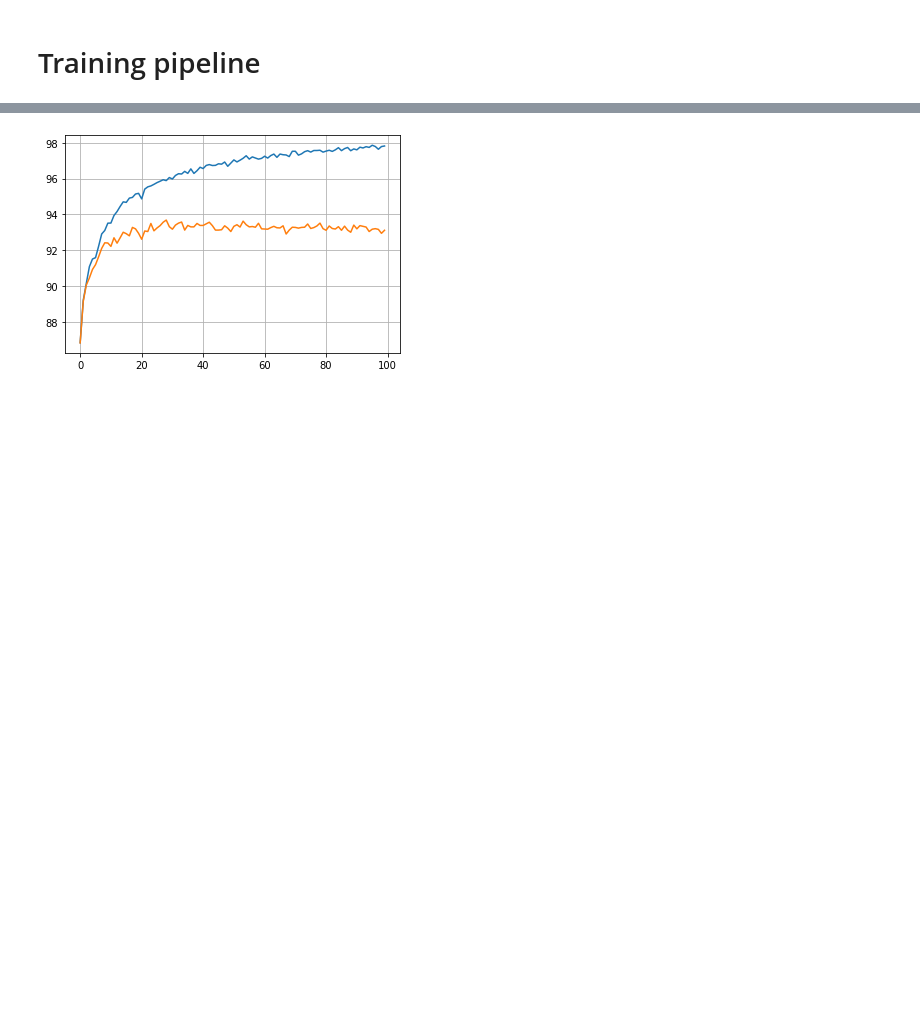
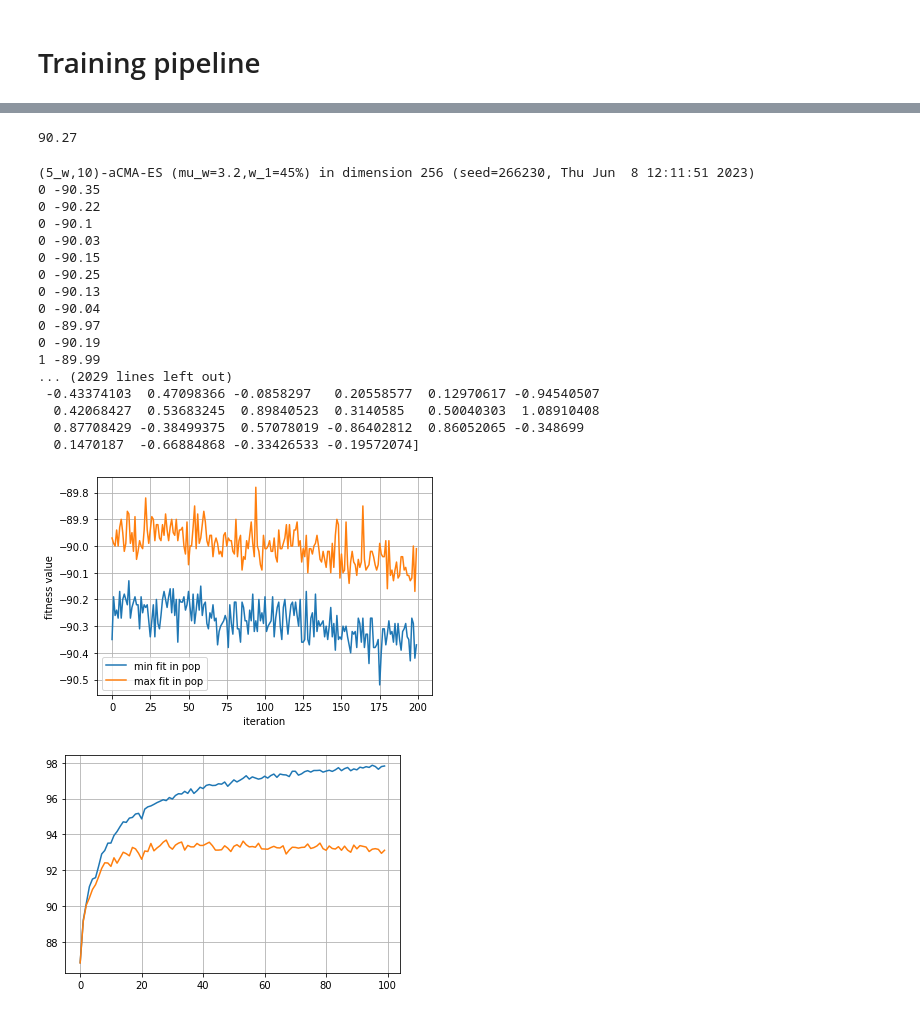
Before and after one commit to HuangHaoyu1997/Reservoir-Computing, a Jupyter notebook: new_RC.ipynb, the cells around one changed output, grey strips where cells are left out. Cells and saved outputs as stored; diff of their text form; code cells hidden in the pictures; blank space fills up the shorter version.

```diff
--- a/new_RC.ipynb
+++ b/new_RC.ipynb
@@ -48,6 +49,8 @@ class config:
     batch = 128
     epoch = 10
     lr = 0.001
+    l1 = 0.00015
+    l1_targ = 500
     device = torch.device('cuda:0')
 # %% [markdown]
 # Load datasets
@@ -290,0 +269,13 @@ for xx, yy in zip(x,y):
+# %%
+A = RC_model.A.weight.cpu().data.numpy()
+x, y = np.where(A>baseline)
+x_index = y_index = [0]*256
+for xx, yy in zip(x, y):
+    x_index[xx] += 1
+    y_index[yy] += 1
+x_important = np.where(np.array(x_index)>40)[0]
+y_important = np.where(np.array(y_index)>40)[0]
+node_important = [0]*256
+for i in range(256):
+    if x_index[i]>=40 and y_index[i]>=40:
+        node_important[i] += 1
@@ -291,3 +288,63 @@ for xx, yy in zip(x,y):
+# %%
+RC_model.thr += torch.rand(config.hid).to('cuda')*0.001
+test(RC_model, test_loader)
+# %% [output]
+90.27
+# %%
+import cma
+
+def fitness(x):
+    tmp_model = deepcopy(RC_model)
+    tmp_model.to('cpu')
+    tmp_model.thr += torch.tensor(x)*0.01
+    return -test(tmp_model, test_loader, device='cpu')
+
+es = cma.CMAEvolutionStrategy(x0=[0.1]*256,
+                                sigma0=0.1,
+                                inopts={'popsize': 10}
+                                )
+
+log = []
+for iteration in range(200):
+    solutions = es.ask()
+    fit = []
+    for solution in solutions:
+        fit_tmp = fitness(solution)
+        fit.append(fit_tmp)
+        print(iteration, fit_tmp)
+
+    log.append([min(fit), max(fit)])
+    es.tell(solutions, fit)
+
+print('best solution\n', solutions[np.argmin(fit)])
+
+log = np.array(log)
+plt.plot(log[:,0])
+plt.plot(log[:,1])
+plt.grid()
+plt.xlabel('iteration')
+plt.ylabel('fitness value')
+plt.legend(['min fit in pop', 'max fit in pop'])
+plt.show()
+# %% [output]
+(5_w,10)-aCMA-ES (mu_w=3.2,w_1=45%) in dimension 256 (seed=266230, Thu Jun  8 12:11:51 2023)
+0 -90.35
+0 -90.22
+0 -90.1
+0 -90.03
+0 -90.15
+0 -90.25
+0 -90.13
+0 -90.04
+0 -89.97
+0 -90.19
+1 -89.99
+... (2029 lines left out)
+ -0.43374103  0.47098366 -0.0858297   0.20558577  0.12970617 -0.94540507
+  0.42068427  0.53683245  0.89840523  0.3140585   0.50040303  1.08910408
+  0.87708429 -0.38499375  0.57078019 -0.86402812  0.86052065 -0.348699
+  0.1470187  -0.66884868 -0.33426533 -0.19572074]
+[figure, added]
 # %%
 with open('./log/log.txt', 'r') as f:
     data = f.readlines()
```
Also changed, not shown: parts of 9 cells of this notebook.
